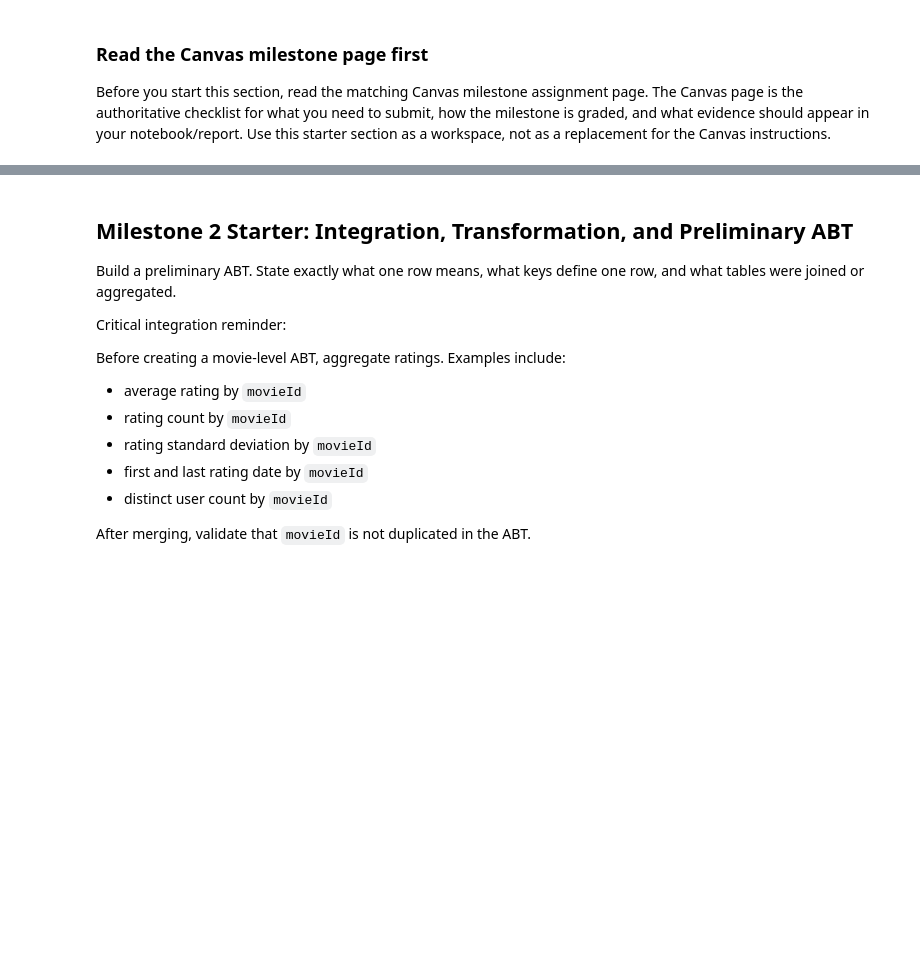
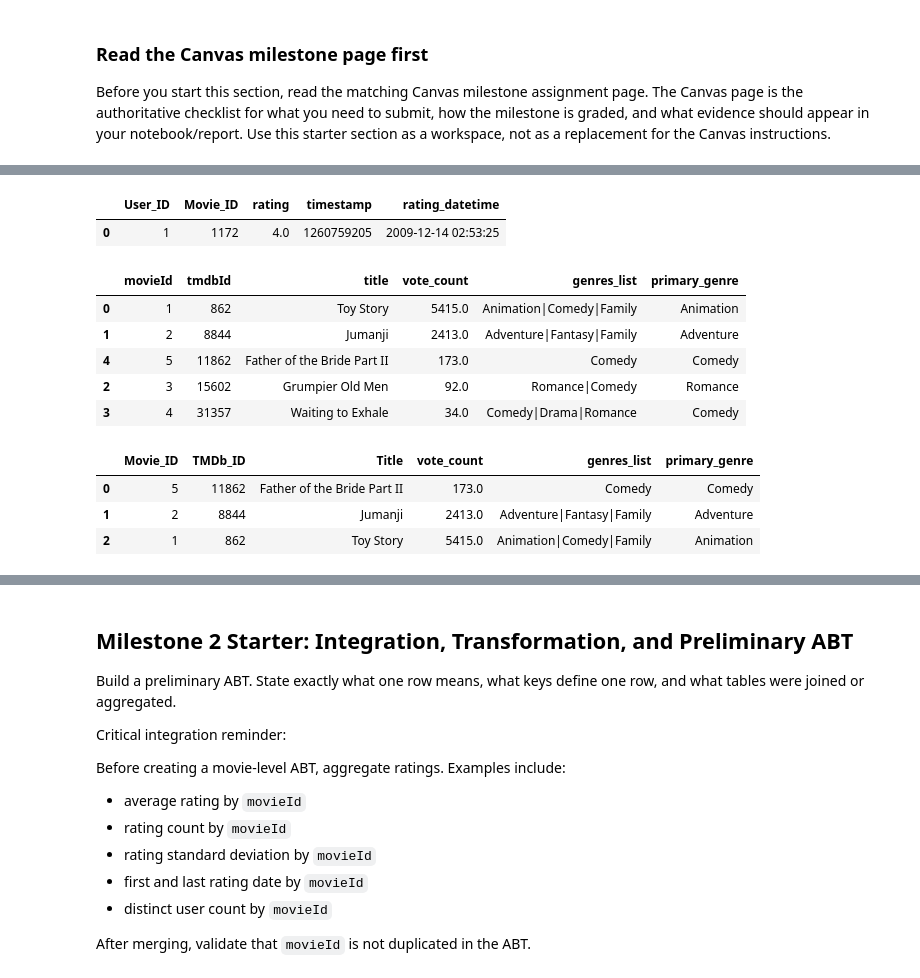
Before and after one commit to h4mmus/ban6003-project-2nd-try, a Jupyter notebook: notebooks/movies_project_starter.ipynb, the cells around one changed output, grey strips where cells are left out. Cells and saved outputs as stored; diff of their text form; code cells hidden in the pictures; blank space fills up the shorter version.

```diff
--- a/notebooks/movies_project_starter.ipynb
+++ b/notebooks/movies_project_starter.ipynb
@@ -132,0 +214,15 @@ Use this cell to draft the narrative required by the Canvas Milestone 1 page.
+# %%
+raw_path_2 = Path("../data/movies_metadata.csv")
+metadata_raw = pd.read_csv(raw_path_2)
+metadata_raw.head()
+
+metadata_raw.info()
+
+row_count, column_count = metadata_raw.shape
+rating_missing_count = metadata_raw["movieId"].isna().sum()
+duplicate_user_movie_count = metadata_raw.duplicated(subset=["tmdbId", "imdb_id"]).sum()
+
+print(f"Rows: {row_count}")
+print(f"Columns: {column_count}")
+print(f"Missing rating values: {rating_missing_count}")
+print(f"Duplicate user-movie pairs: {duplicate_user_movie_count}")
@@ -133,3 +279,63 @@ Use this cell to draft the narrative required by the Canvas Milestone 1 page.
+# %%
+user_ratings = ratings.query(
+    "rating > 3.0",
+    engine="python",
+)
+
+user_ratings = user_ratings[[
+    "userId", "movieId", "rating", "timestamp", "rating_datetime"
+]]
+user_ratings = user_ratings.rename(columns={
+    "userId": "User_ID",
+    "movieId": "Movie_ID"
+})
+user_ratings = user_ratings.sort_values(
+    ["rating", "Movie_ID"], ascending=[False,True]
+).reset_index(drop=True)
+
+user_ratings.head()
+# %% [output]
+|  | User_ID | Movie_ID | rating | timestamp | rating_datetime |
+| 0 | 1 | 1172 | 4.0 | 1260759205 | 2009-12-14 02:53:25 |
+# %%
+metadata = metadata_raw.copy()
+metadata = metadata[["movieId", "tmdbId", "title", "vote_count","genres_list","primary_genre"]].head()
+# %%
+metadata_vote = metadata.query(
+    "vote_count > 0"
+)
+metadata_vote.sort_values("vote_count", ascending=False).head()
+# %% [output]
+|  | movieId | tmdbId | title | vote_count | genres_list | primary_genre |
+| 0 | 1 | 862 | Toy Story | 5415.0 | Animation|Comedy|Family | Animation |
+| 1 | 2 | 8844 | Jumanji | 2413.0 | Adventure|Fantasy|Family | Adventure |
+| 4 | 5 | 11862 | Father of the Bride Part II | 173.0 | Comedy | Comedy |
+| 2 | 3 | 15602 | Grumpier Old Men | 92.0 | Romance|Comedy | Romance |
+| 3 | 4 | 31357 | Waiting to Exhale | 34.0 | Comedy|Drama|Romance | Comedy |
+# %%
+vote_query = metadata.query(
+    "vote_count > 100",
+    engine="python",
+)
+
+vote_query = vote_query[[
+    "movieId", "tmdbId", "title", "vote_count","genres_list","primary_genre"
+]]
+vote_query = vote_query.rename(columns={
+    "movieId": "Movie_ID",
+    "tmdbId": "TMDb_ID",
+    "title": "Title"
+})
+vote_query = vote_query.sort_values(
+    ["vote_count", "Movie_ID"], ascending=[True,True]
+).reset_index(drop=True)
+
+vote_query.head()
+# %% [output]
+|  | Movie_ID | TMDb_ID | Title | vote_count | genres_list | primary_genre |
+| 0 | 5 | 11862 | Father of the Bride Part II | 173.0 | Comedy | Comedy |
+| 1 | 2 | 8844 | Jumanji | 2413.0 | Adventure|Fantasy|Family | Adventure |
+| 2 | 1 | 862 | Toy Story | 5415.0 | Animation|Comedy|Family | Animation |
 # %%
 # Milestone 1 starter checks
 for name, df in tables.items():
```
Also changed, not shown: parts of 15 cells of this notebook.
